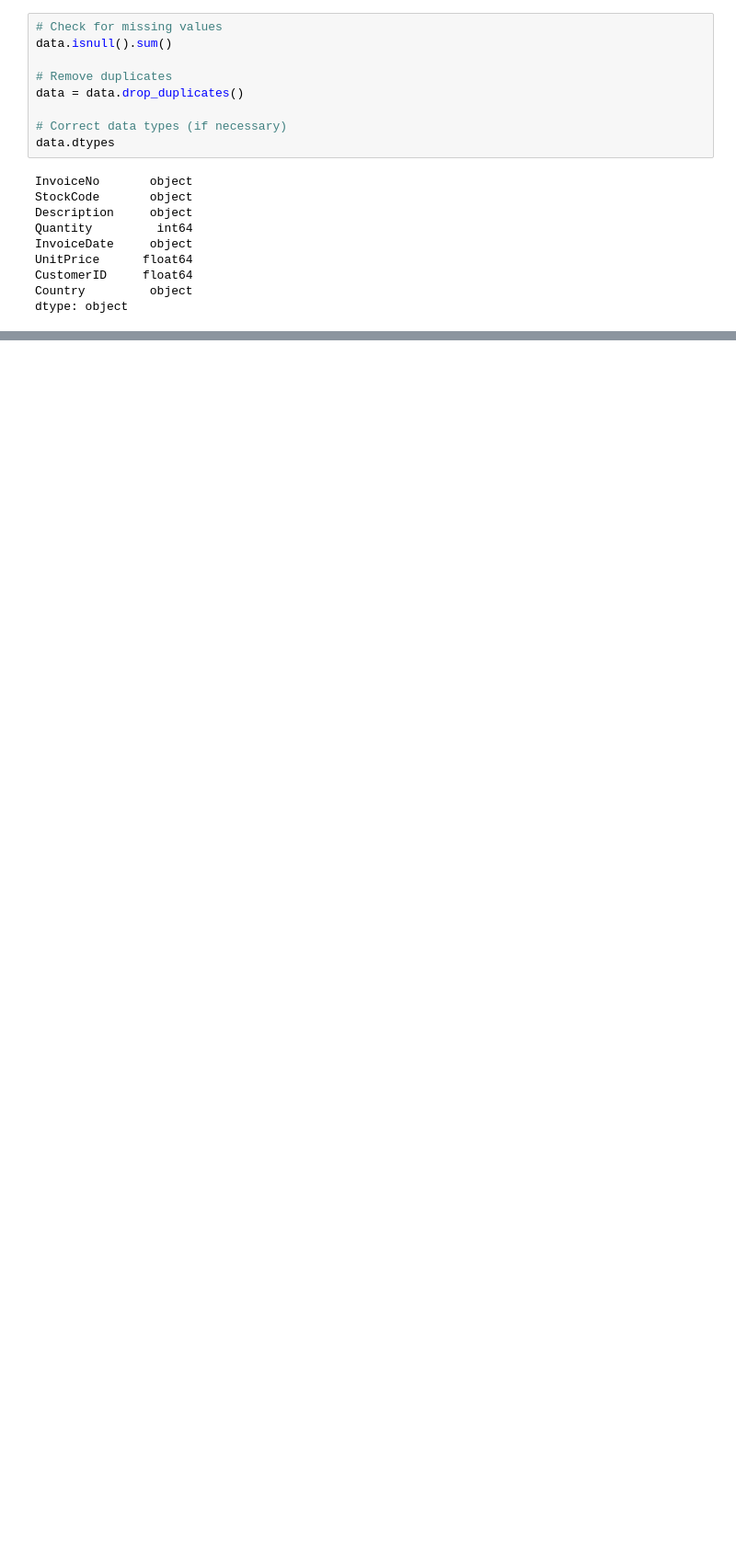
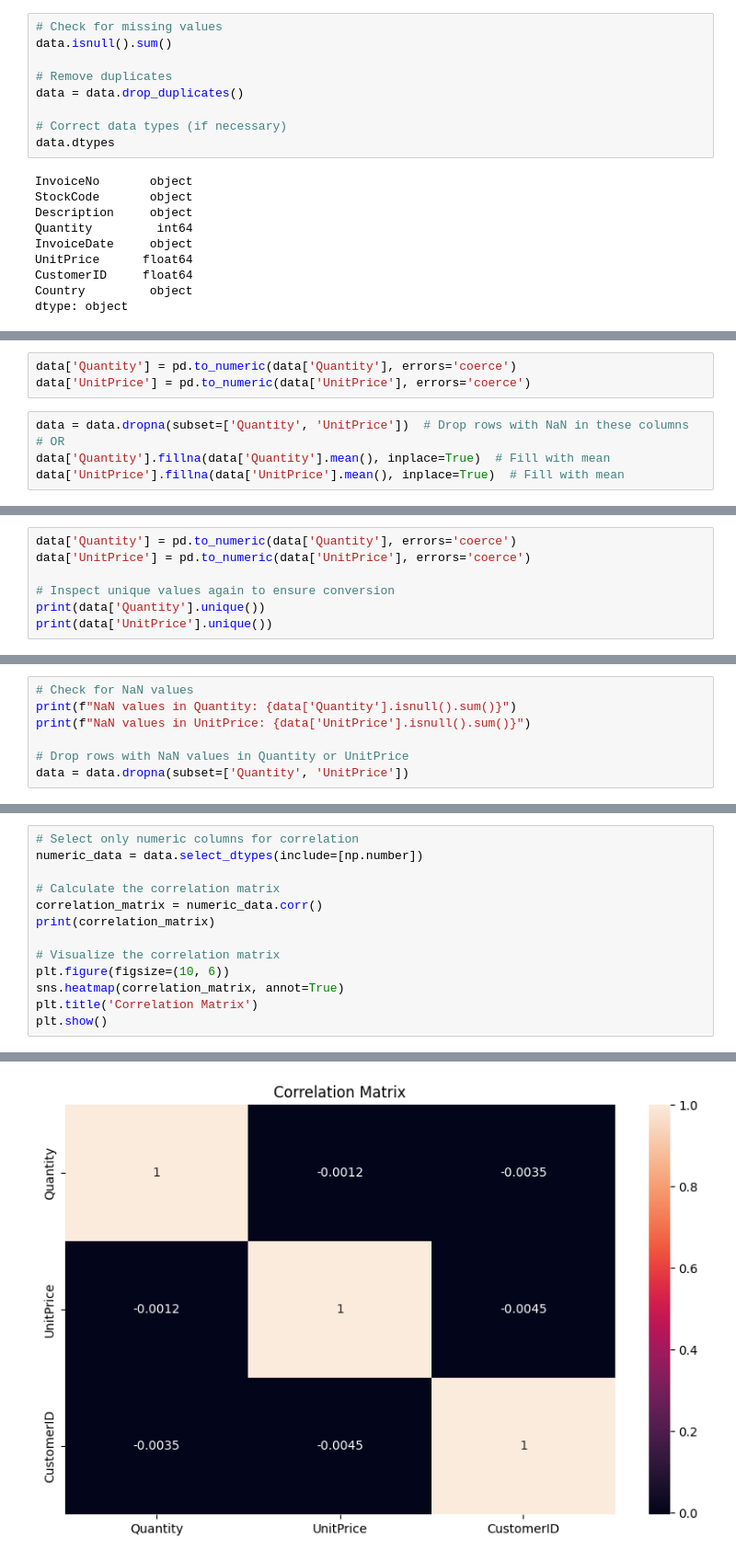
Before and after one commit to Fifithameera/project, a Jupyter notebook: python/EDA/test.ipynb, the cells around one changed output, grey strips where cells are left out. Shown at 92% size. Drawn from its saved outputs; the diff is of its cells as text; blank space fills up the shorter version.

```diff
--- a/python/EDA/test.ipynb
+++ b/python/EDA/test.ipynb
@@ -195,0 +161,8 @@ KeyError: 'ad_spend'
+# %%
+data['Quantity'] = pd.to_numeric(data['Quantity'], errors='coerce')
+data['UnitPrice'] = pd.to_numeric(data['UnitPrice'], errors='coerce')
+# %%
+data = data.dropna(subset=['Quantity', 'UnitPrice'])  # Drop rows with NaN in these columns
+# OR
+data['Quantity'].fillna(data['Quantity'].mean(), inplace=True)  # Fill with mean
+data['UnitPrice'].fillna(data['UnitPrice'].mean(), inplace=True)  # Fill with mean
@@ -195,0 +205,7 @@ KeyError: 'ad_spend'
+# %%
+data['Quantity'] = pd.to_numeric(data['Quantity'], errors='coerce')
+data['UnitPrice'] = pd.to_numeric(data['UnitPrice'], errors='coerce')
+
+# Inspect unique values again to ensure conversion
+print(data['Quantity'].unique())
+print(data['UnitPrice'].unique())
@@ -195,0 +230,7 @@ KeyError: 'ad_spend'
+# %%
+# Check for NaN values
+print(f"NaN values in Quantity: {data['Quantity'].isnull().sum()}")
+print(f"NaN values in UnitPrice: {data['UnitPrice'].isnull().sum()}")
+
+# Drop rows with NaN values in Quantity or UnitPrice
+data = data.dropna(subset=['Quantity', 'UnitPrice'])
@@ -195,0 +240,14 @@ KeyError: 'ad_spend'
+# %%
+# Select only numeric columns for correlation
+numeric_data = data.select_dtypes(include=[np.number])
+
+# Calculate the correlation matrix
+correlation_matrix = numeric_data.corr()
+print(correlation_matrix)
+
+# Visualize the correlation matrix
+plt.figure(figsize=(10, 6))
+sns.heatmap(correlation_matrix, annot=True)
+plt.title('Correlation Matrix')
+plt.show()
+# %% [output]
@@ -195,0 +258 @@ KeyError: 'ad_spend'
+[figure, added]
```
Also changed, not shown: parts of 16 cells of this notebook.
